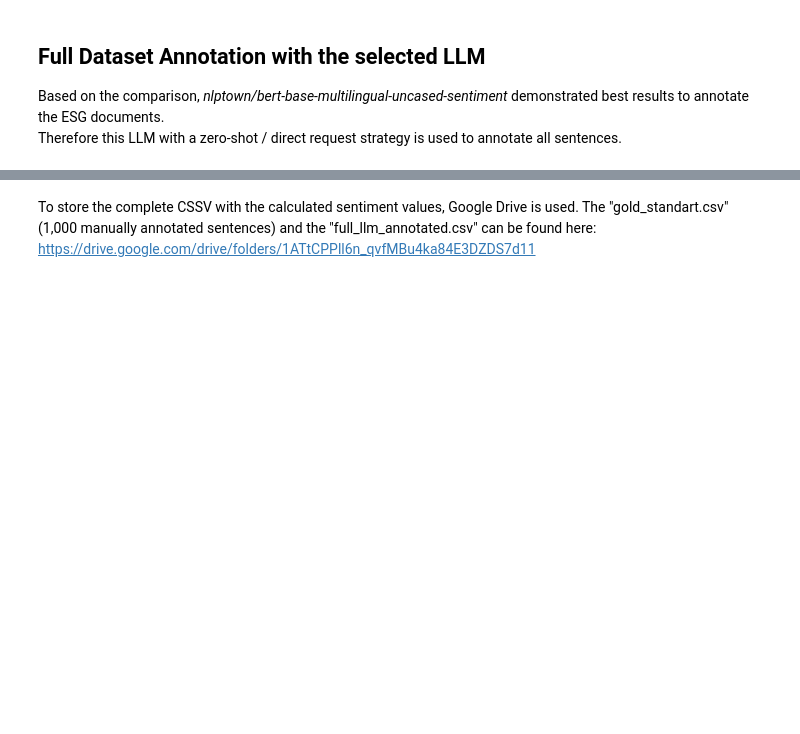
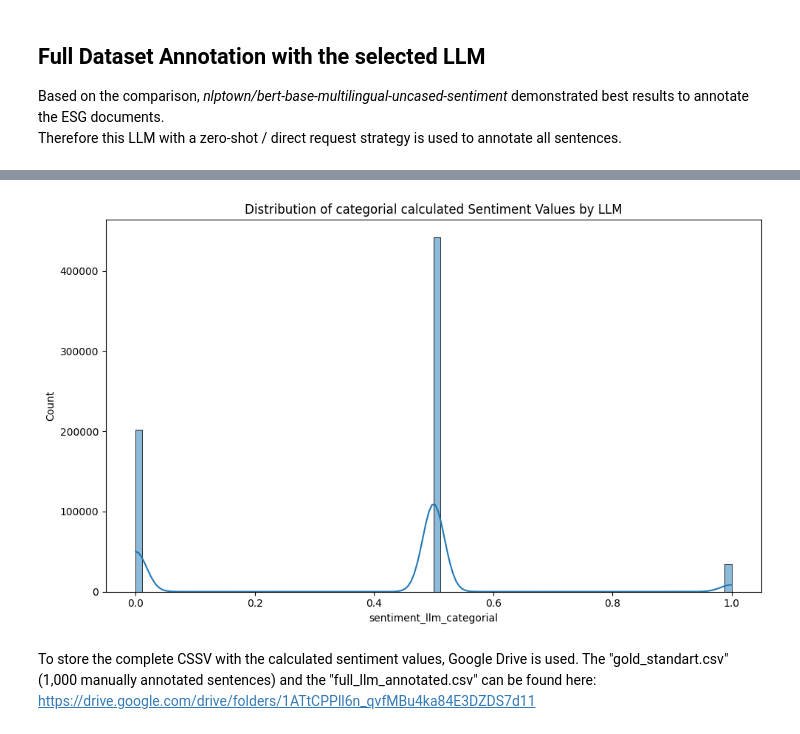
Before and after one commit to syX113/hslu-nlp, a Jupyter notebook: stage2/02-data-annotation.ipynb, the cells around one changed output, grey strips where cells are left out. Drawn from its saved outputs; the diff is of its cells as text; code cells hidden in the pictures; blank space fills up the shorter version.

```diff
--- a/stage2/02-data-annotation.ipynb
+++ b/stage2/02-data-annotation.ipynb
@@ -671,6 +673,15 @@ plt.show()
 # %%
 # Transform the continuous sentiments to 0.0, 0.5 and 1.0
-documents['sentiment_llm_categorial'] = sampled_documents['sentiment_llm_continuous'].apply(normalize_score)
+documents['sentiment_llm_categorial'] = documents['sentiment_llm_continuous'].apply(normalize_score)
+# %%
+# Check the calculated sentiment values with a histogram
+plt.figure(figsize=(10,6))
+sns.histplot(documents['sentiment_llm_categorial'], kde=True)
+plt.title('Distribution of categorial calculated Sentiment Values by LLM')
+plt.tight_layout()
+plt.show()
+# %% [output]
+[figure, added]
 # %%
 # Reduce output columns
 documents_reduced = documents[['company','datatype','title','date','domain','esg_topics','internal','symbol','sentence_tokens','market_cap_in_usd_b','sector','industry','year_month' ,'year','month','sentiment_llm_continuous', 'sentiment_llm_categorial', 'original_index']]
```
Also changed, not shown: parts of 1 cell of this notebook, 1 other file.
